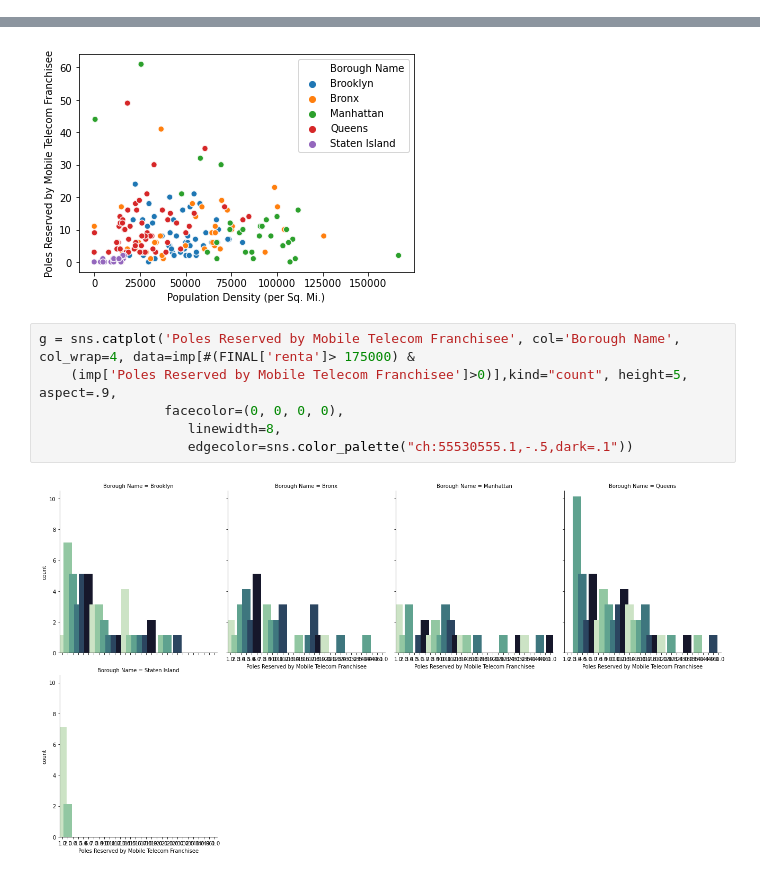
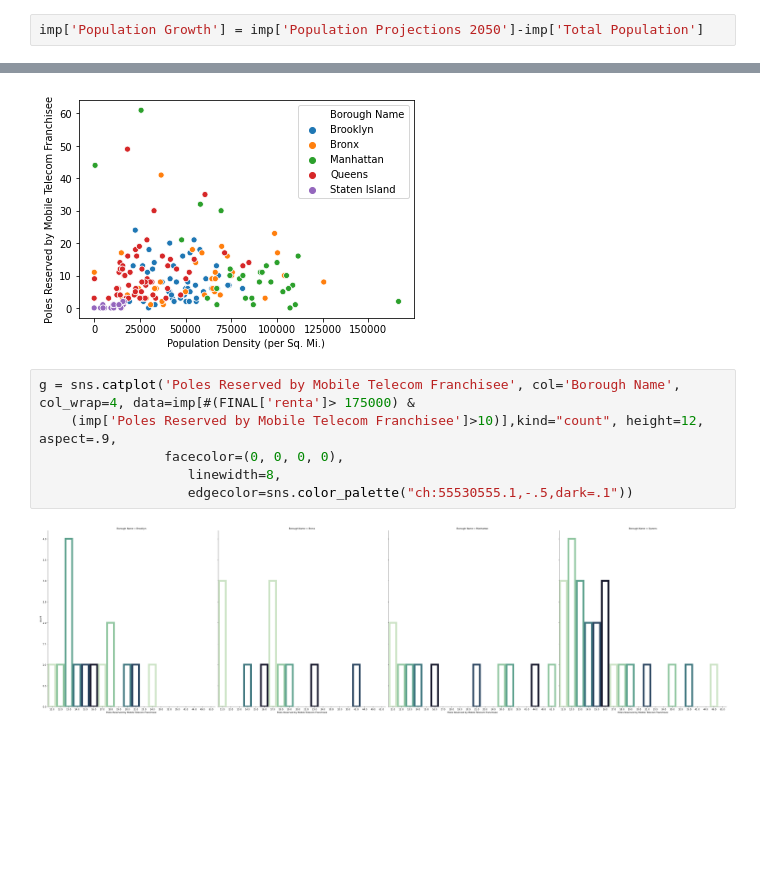
Before and after one commit to Sricha02/FINAL_CAP, a Jupyter notebook: Telecommunications.ipynb, the cells around one changed output, grey strips where cells are left out. Cells and saved outputs as stored; diff of their text form; blank space fills up the shorter version.

Commit message:
added pop growth column, pole comparison by borough

```diff
--- a/Telecommunications.ipynb
+++ b/Telecommunications.ipynb
@@ -146,0 +192,2 @@ Population Density per Square mile can also be a metric for Neighborhood selecti
+# %%
+imp['Population Growth'] = imp['Population Projections 2050']-imp['Total Population']
@@ -182,9 +245,9 @@ plt.show()
 [figure]
 # %%
 g = sns.catplot('Poles Reserved by Mobile Telecom Franchisee', col='Borough Name', col_wrap=4, data=imp[#(FINAL['renta']> 175000) &
-    (imp['Poles Reserved by Mobile Telecom Franchisee']>0)],kind="count", height=5, aspect=.9,
+    (imp['Poles Reserved by Mobile Telecom Franchisee']>10)],kind="count", height=12, aspect=.9,
                 facecolor=(0, 0, 0, 0),
                    linewidth=8,
                    edgecolor=sns.color_palette("ch:55530555.1,-.5,dark=.1"))
 # %% [output]
-[figure, old version]
+[figure, new version]
```
Also changed, not shown: parts of 14 cells of this notebook.
